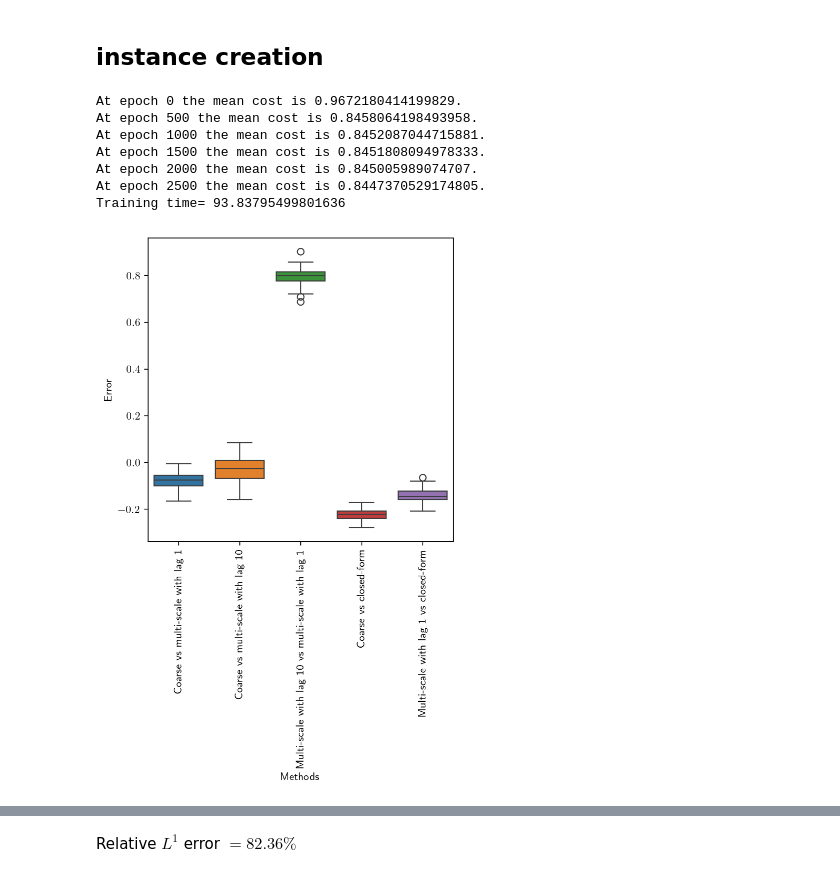
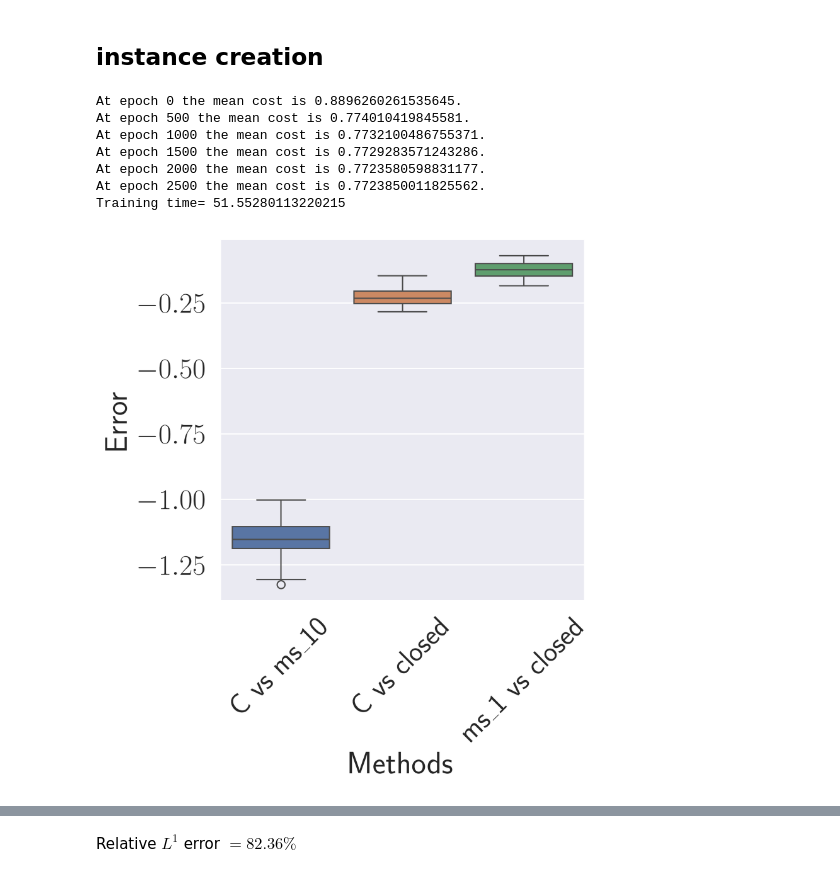
Before and after one commit to arashfahim/multiscale-PGM-for-stochastic-control, a Jupyter notebook: LQC/rewrite/LQC_Updated_v5.ipynb, the cells around one changed output, grey strips where cells are left out. Cells and saved outputs as stored; diff of their text form; code cells hidden in the pictures.

```diff
--- a/LQC/rewrite/LQC_Updated_v5.ipynb
+++ b/LQC/rewrite/LQC_Updated_v5.ipynb
@@ -44,6 +44,8 @@ import json
 
 from IPython.display import display, Math, Markdown
 import seaborn as sns
+sns.set(font_scale = 2)
+
 import pandas as pd
 # %% [markdown]
 # Problem's parameters
@@ -211,3 +215,15 @@ https://www.wolframalpha.com/input?i=%5Cint+1%2F%28%28e%5E%7Bat%7D%2B+c+e%5E%7Bb
+# %%
+model_params = {
+    'num_samples':100,
+    'num_time_steps':10,
+    'num_neurons_p':50,
+    'num_neurons_v':10,
+    'lr' : 8e-3,
+    'num_epochs' : 3000,
+    'xmin' : 0.,
+    'xmax' : 1.,
+    'intervals' : None # a list of numbers between 0 to num_intervals-1
+    }
 # %% [markdown]
 # PGM class
 # %%
@@ -498,7 +517,7 @@ Relative $L^\infty$ error $= 55.30\%$
 ## Multi-scale parameters
 # %%
 ms1_model_params = {
-    'num_samples':100,
+    'num_samples':80,
     'num_time_steps':10,
     'num_neurons_p':50,
     'num_neurons_v':10,
@@ -506,7 +525,7 @@ ms1_model_params = {
     'num_epochs' : 3000,
     'xmin' : 0.,
     'xmax' : 1.,
-    'intervals' : [[0,1./10.],[2./10.,3./10.],[4./10.,5./10.],[7./10.,8./10.], [9./10.,1.]], # a list of numbers between 0 to num_intervals-1
+    'intervals' : [[0,1./10.],[4./10.,5./10.],[7./10.,8./10.], [9./10.,1.]], # a list of numbers between 0 to num_intervals-1
     'data': lqsc.path
     }
 # ms1_lqsc_params = {
@@ -776,30 +795,30 @@ ms1 = multi_scale_pgm(ms1_model_params,lqsc_params, lqsc, value_eval=False)
 # %%
 ms1.train_it()
 # %% [output]
-At epoch 0 the mean cost is 0.9672180414199829.
-At epoch 500 the mean cost is 0.8458064198493958.
-At epoch 1000 the mean cost is 0.8452087044715881.
-At epoch 1500 the mean cost is 0.8451808094978333.
-At epoch 2000 the mean cost is 0.845005989074707.
-At epoch 2500 the mean cost is 0.8447370529174805.
-Training time= 93.83795499801636
+At epoch 0 the mean cost is 0.8896260261535645.
+At epoch 500 the mean cost is 0.774010419845581.
+At epoch 1000 the mean cost is 0.7732100486755371.
+At epoch 1500 the mean cost is 0.7729283571243286.
+At epoch 2000 the mean cost is 0.7723580598831177.
+At epoch 2500 the mean cost is 0.7723850011825562.
+Training time= 51.55280113220215
 # %%
-df1 = pd.DataFrame(np.zeros([100,5]), columns=['Coarse vs multi-scale with lag 1','Coarse vs multi-scale with lag 10','Multi-scale with lag 10 vs multi-scale with lag 1','Coarse vs closed-form','Multi-scale with lag 1 vs closed-form'])
+df1 = pd.DataFrame(np.zeros([50,3]), columns=['C vs ms_10','C vs closed','ms_1 vs closed'])
 for i,_ in df1.iterrows():
-    df1.loc[i,'Coarse vs multi-scale with lag 1'] = lqsc.cost_eval(lqsc.policy,5000,torch.tensor([0.5]),policy_update_lag=1).clone().detach().numpy()-ms1.cost_eval(ms1.policy,5000,torch.tensor([0.5]),policy_update_lag=1).clone().detach().numpy()
-    df1.loc[i,'Coarse vs multi-scale with lag 10'] = lqsc.cost_eval(lqsc.policy,5000,torch.tensor([0.5]),policy_update_lag=10).clone().detach().numpy()-ms1.cost_eval(ms1.policy,5000,torch.tensor([0.5]),policy_update_lag=10).clone().detach().numpy()
-    df1.loc[i,'Multi-scale with lag 10 vs multi-scale with lag 1'] = ms1.cost_eval(ms1.policy,5000,torch.tensor([0.5]),policy_update_lag=10).clone().detach().numpy()-ms1.cost_eval(ms1.policy,5000,torch.tensor([0.5]),policy_update_lag=1).clone().detach().numpy()
-    df1.loc[i,'Coarse vs closed-form'] = lqsc.cost_eval(lqsc.policy,5000,torch.tensor([0.5]),policy_update_lag=1).clone().detach().numpy()-solution(torch.tensor([[0.0,0.5]]))
-    df1.loc[i,'Multi-scale with lag 1 vs closed-form'] = ms1.cost_eval(ms1.policy,5000,torch.tensor([0.5]),policy_update_lag=1).clone().detach().numpy()-solution(torch.tensor([[0.0,0.5]]))
+    # df1.loc[i,'Coarse vs multi-scale with lag 1'] = lqsc.cost_eval(lqsc.policy,5000,torch.tensor([0.5]),policy_update_lag=1).clone().detach().numpy()-ms1.cost_eval(ms1.policy,5000,torch.tensor([0.5]),policy_update_lag=1).clone().detach().numpy()
+    df1.loc[i,'C vs ms_10'] = lqsc.cost_eval(lqsc.policy,3000,torch.tensor([0.5]),policy_update_lag=1).clone().detach().numpy()-ms1.cost_eval(ms1.policy,3000,torch.tensor([0.5]),policy_update_lag=10).clone().detach().numpy()
+    # df1.loc[i,'Multi-scale with lag 10 vs multi-scale with lag 1'] = ms1.cost_eval(ms1.policy,5000,torch.tensor([0.5]),policy_update_lag=10).clone().detach().numpy()-ms1.cost_eval(ms1.policy,5000,torch.tensor([0.5]),policy_update_lag=1).clone().detach().numpy()
+    df1.loc[i,'C vs closed'] = lqsc.cost_eval(lqsc.policy,3000,torch.tensor([0.5]),policy_update_lag=1).clone().detach().numpy()-solution(torch.tensor([[0.0,0.5]]))
+    df1.loc[i,'ms_1 vs closed'] = ms1.cost_eval(ms1.policy,3000,torch.tensor([0.5]),policy_update_lag=1).clone().detach().numpy()-solution(torch.tensor([[0.0,0.5]]))
 # %%
 df1.to_csv("ms1_comparison.csv",index=False)
 # %%
 plt.figure(figsize=(5,5),dpi=300);
 g = sns.boxplot(data=df1);
 g.set_xlabel("Methods");
-plt.xticks(rotation=90);
+plt.xticks(rotation=45);
 g.set_ylabel("Error");
 # %% [output]
-[figure, old version]
+[figure, new version]
 # %%
 K = 10
```
Also changed, not shown: parts of 20 cells of this notebook, 9 other files.
